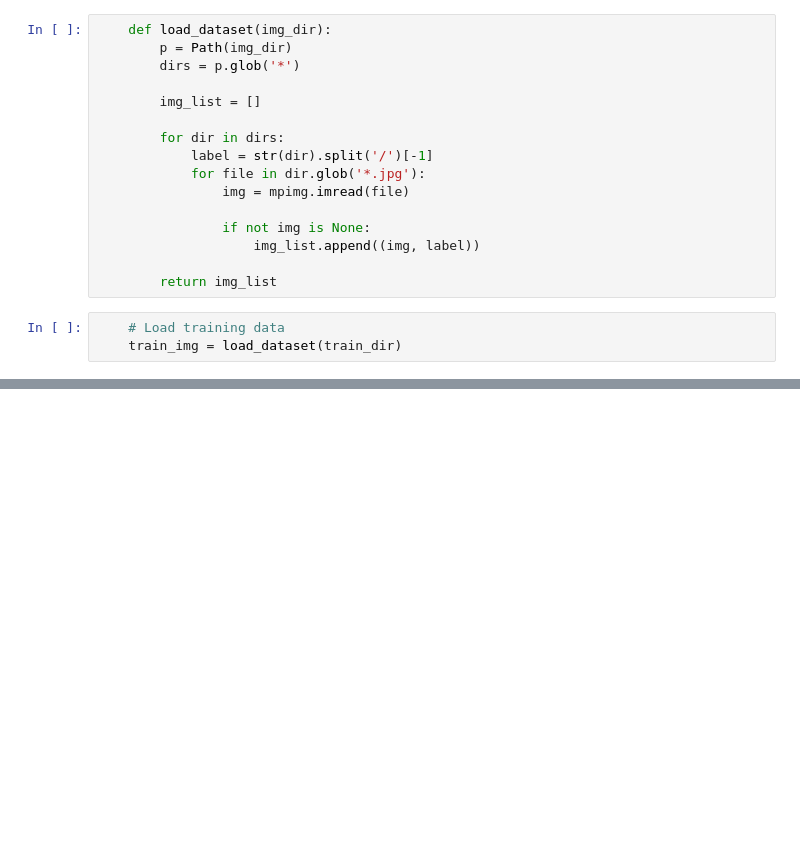
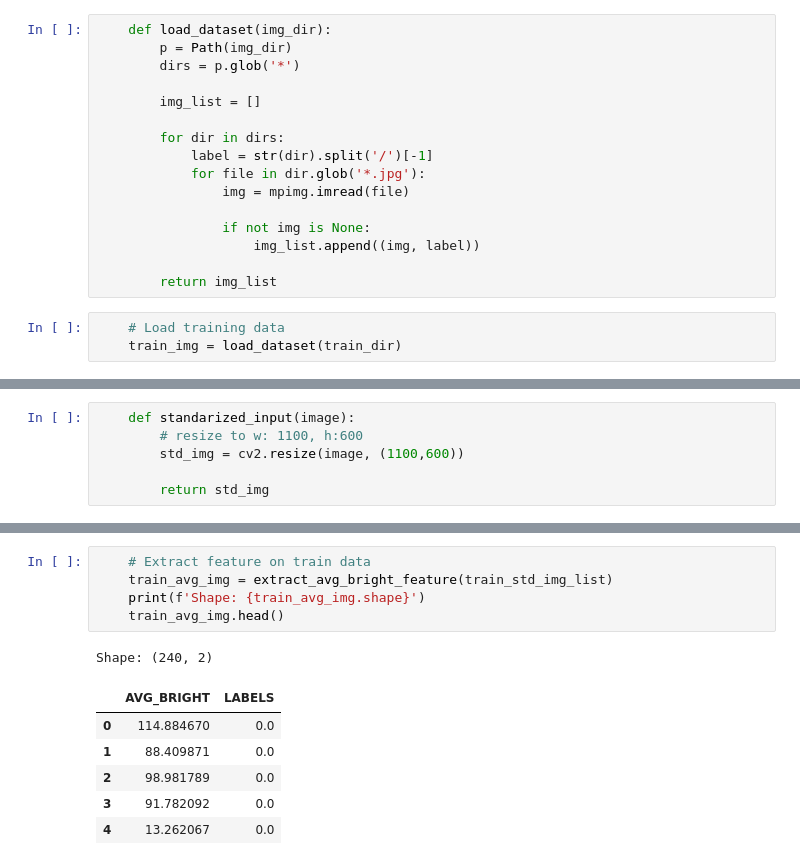
Before and after one commit to Ariqq16/ML_2026, a Jupyter notebook: JS06/JS06_05.ipynb, the cells around one changed output, grey strips where cells are left out. Saved outputs shown, nothing was run; the diff lists cells and outputs as text; blank space fills up the shorter version.

```diff
--- a/JS06/JS06_05.ipynb
+++ b/JS06/JS06_05.ipynb
@@ -53,0 +74,6 @@ sample_data/images/training/night
+# %%
+	def standarized_input(image):
+	    # resize to w: 1100, h:600
+	    std_img = cv2.resize(image, (1100,600))
+
+	    return std_img
@@ -53,0 +234,13 @@ sample_data/images/training/night
+# %%
+	# Extract feature on train data
+	train_avg_img = extract_avg_bright_feature(train_std_img_list)
+	print(f'Shape: {train_avg_img.shape}')
+	train_avg_img.head()
+# %% [output]
+Shape: (240, 2)
+|  | AVG_BRIGHT | LABELS |
+| 0 | 114.884670 | 0.0 |
+| 1 | 88.409871 | 0.0 |
+| 2 | 98.981789 | 0.0 |
+| 3 | 91.782092 | 0.0 |
+| 4 | 13.262067 | 0.0 |
```
Also changed, not shown: parts of 22 cells of this notebook.
